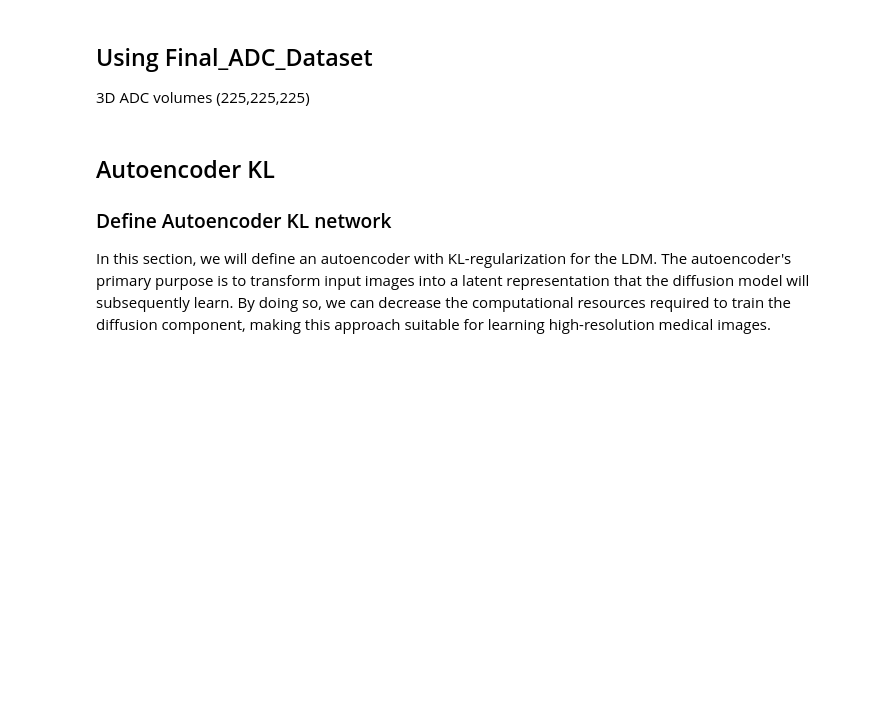
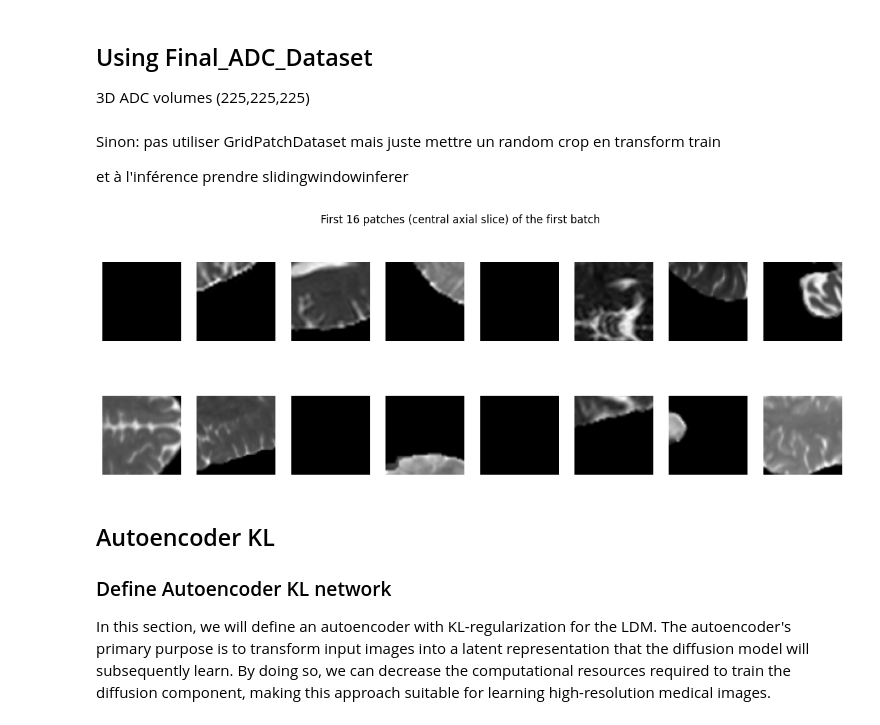
Before and after one commit to theotimefd/AnoDiffExperiments, a Jupyter notebook: Experiment_4_2_ADC_3d_ldm.ipynb, the cells around one changed output. Saved outputs shown, nothing was run; the diff lists cells and outputs as text; code cells hidden in the pictures; blank space fills up the shorter version.

```diff
--- a/Experiment_4_2_ADC_3d_ldm.ipynb
+++ b/Experiment_4_2_ADC_3d_ldm.ipynb
@@ -166,6 +137,10 @@ train_loader = DataLoader(
     #collate_fn=pad_list_data_collate: any tensors are centrally padded to match the shape of the biggest tensor in each dimension
     train_ds, batch_size=batch_size, shuffle=False, num_workers=num_workers, persistent_workers=True, collate_fn=pad_list_data_collate
 )
+# %% [markdown]
+Sinon: pas utiliser GridPatchDataset mais juste mettre un random crop en transform train
+
+et à l'inférence prendre slidingwindowinferer
 # %%
 
 val_transforms = transforms.Compose(
@@ -182,6 +158,24 @@ val_ds = CacheDataset(data=val_datalist, transform=val_transforms)
 val_loader = DataLoader(
     val_ds, batch_size=batch_size, shuffle=False, num_workers=num_workers, persistent_workers=True
 )
+# %%
+# Visualize the first few items from train_loader
+for i, batch in enumerate(train_loader):
+    if i >= 1:  # Show first 6 items
+        break
+
+    # Display the 16 first patches of the first batch
+    fig, axs = plt.subplots(2, 8, figsize=(15, 5))
+    for j in range(16):
+        patch = batch[j, 0].cpu().numpy()
+
+        axs[j // 8, j % 8].imshow(patch[:, :, patch.shape[2] // 2], cmap="gray")
+        axs[j // 8, j % 8].axis("off")
+
+    plt.suptitle("First 16 patches (central axial slice) of the first batch")
+    plt.show()
+# %% [output]
+[figure, added]
 # %% [markdown]
 ## Autoencoder KL
 
```
Also changed, not shown: parts of 15 cells of this notebook, 5 other files.
